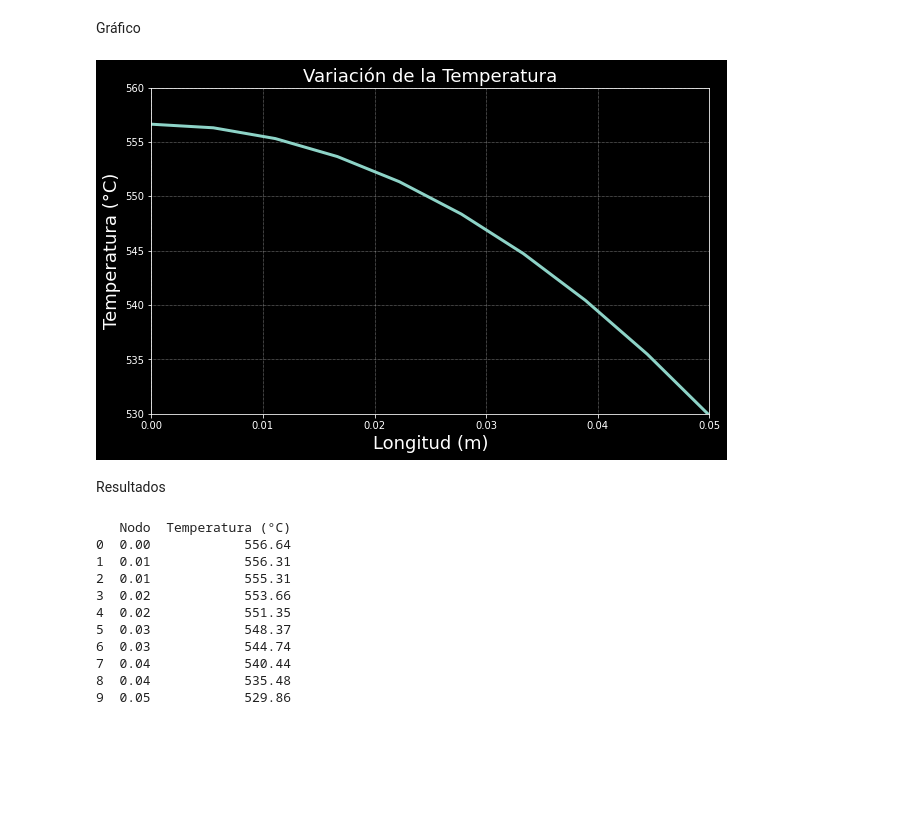
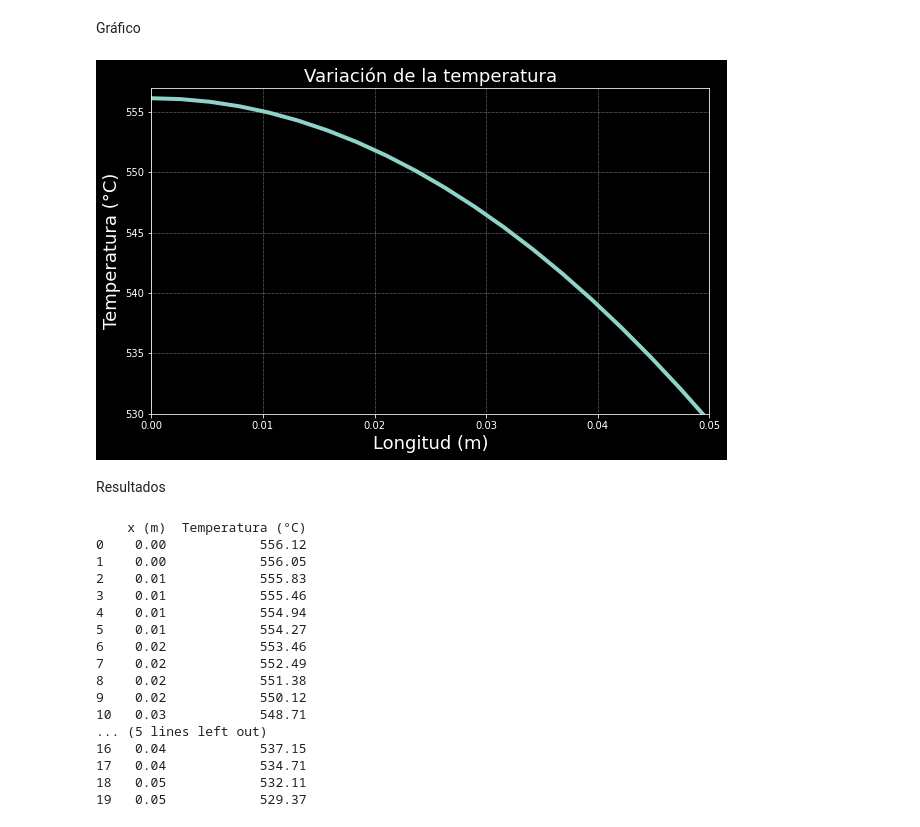
Before and after one commit to ar7net/STEADY_1D_CONDUCTION, a Jupyter notebook: PROBLEMA_5-24.ipynb, the cells around one changed output. Saved outputs shown, nothing was run; the diff lists cells and outputs as text; code cells hidden in the pictures; blank space fills up the shorter version.

```diff
--- a/PROBLEMA_5-24.ipynb
+++ b/PROBLEMA_5-24.ipynb
@@ -7,7 +7,7 @@ import numpy as np
 import matplotlib.pyplot as plt
 
 L=0.05
-n=10
+n=20
 dx=L/(n-1)
 x=np.linspace(0,L,n)
 T=np.array(np.zeros(n))
@@ -24,7 +24,7 @@ while error>tol:
     T[0]=Told[1]+(e*dx**2)/(2*k)
     T[-1]=(h*T_amb+(k*Told[n-2]/dx)+(e*dx/2))/(h+(k/dx))
 
-    for i in range(1,n-1):
+    for i in range(1, n-1):
         T[i]=0.5*(Told[i-1]+Told[i+1]+(e*dx**2/k))
     error=np.max(np.abs(np.array(Told-T)))
     iter=iter+1
@@ -33,34 +33,39 @@ Gráfico
 # %%
 from matplotlib.pyplot import figure
 plt.style.use("dark_background")
-figure(figsize=(10,6))
-plt.plot(x,T, linewidth=3)
-plt.title("Variación de la Temperatura", fontsize=18)
+figure(figsize=(10, 6))
+plt.plot(x,T, linewidth=4)
+plt.title("Variación de la temperatura", fontsize=18)
 plt.xlim(0,L)
-plt.ylim(530,560)
+plt.ylim(530, 557)
 plt.xlabel("Longitud (m)", fontsize=18)
 plt.ylabel("Temperatura (°C)", fontsize=18)
 plt.grid(linestyle=":", linewidth=0.5)
 plt.show()
 # %% [output]
-[figure, old version]
+[figure, new version]
 # %% [markdown]
 Resultados
 # %%
 import pandas as pd
-#nodos=[0,1,2,3,4,5]
-df = pd.DataFrame({"Coordenada x": x, "Temperatura (°C)": T})
-pd.options.display.float_format = "{:,.2f}".format
+df=pd.DataFrame({"x (m)": x, "Temperatura (°C)":T})
+pd.options.display.float_format="{:,.2f}".format
 print(df)
 # %% [output]
-   Nodo  Temperatura (°C)
-0  0.00            556.64
-1  0.01            556.31
-2  0.01            555.31
-3  0.02            553.66
-4  0.02            551.35
-5  0.03            548.37
-6  0.03            544.74
-7  0.04            540.44
-8  0.04            535.48
-9  0.05            529.86
+    x (m)  Temperatura (°C)
+0    0.00            556.12
+1    0.00            556.05
+2    0.01            555.83
+3    0.01            555.46
+4    0.01            554.94
+5    0.01            554.27
+6    0.02            553.46
+7    0.02            552.49
+8    0.02            551.38
+9    0.02            550.12
+10   0.03            548.71
+... (5 lines left out)
+16   0.04            537.15
+17   0.04            534.71
+18   0.05            532.11
+19   0.05            529.37
```
Also changed, not shown: 10 other files.
